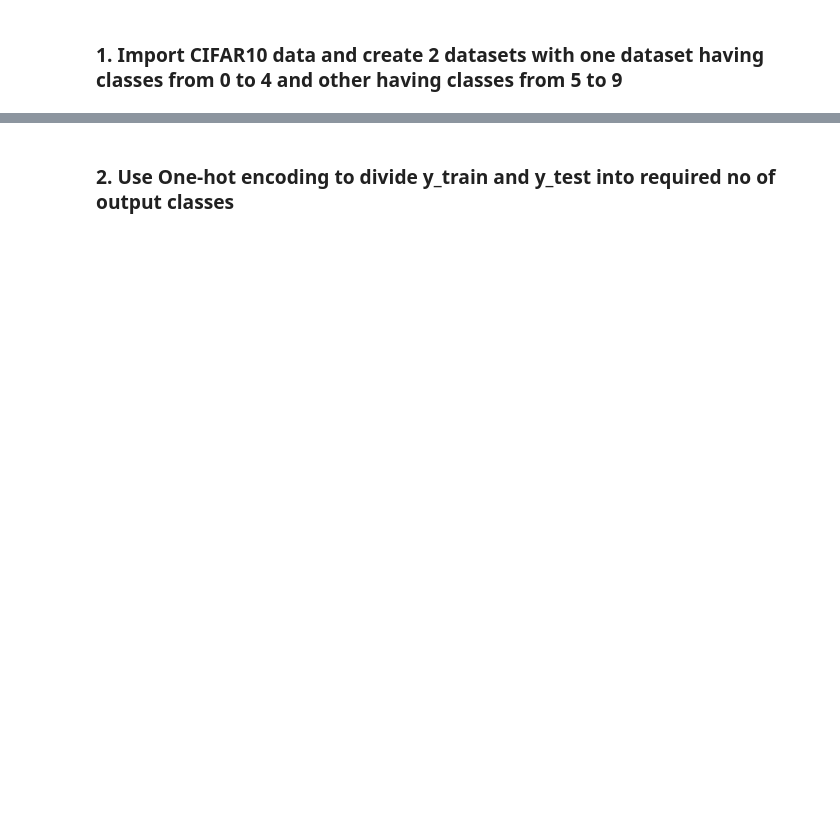
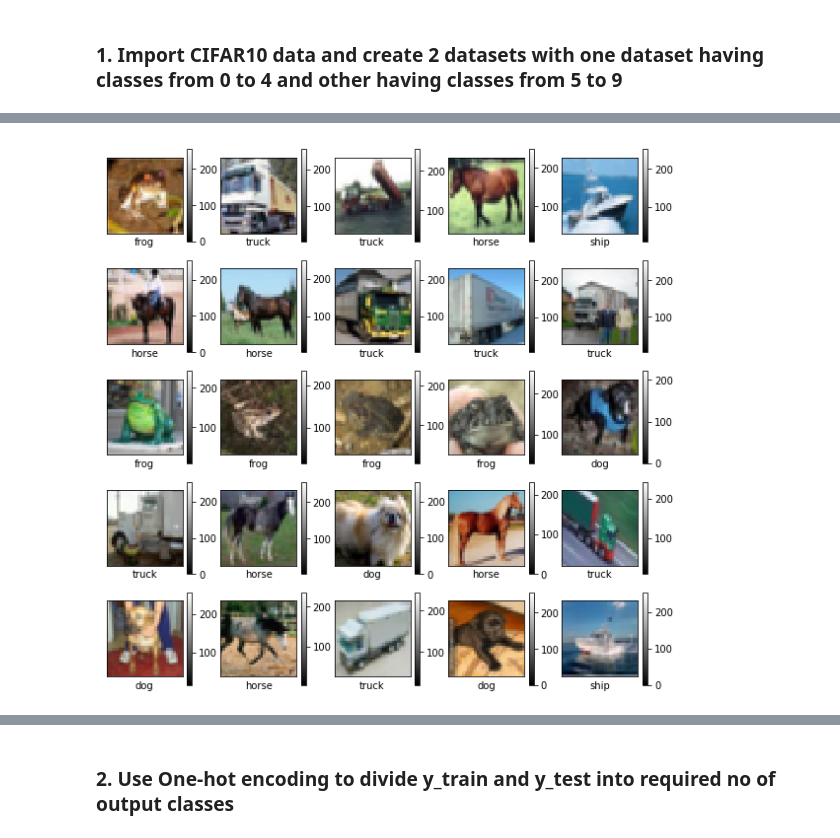
Before and after one commit to GreatLearningAIML1/bangalore-feb-batch-anshumankmr297, a Jupyter notebook: CIFAR External Lab/R8_External_Lab_Questions_CIFAR10_Transfer_Learning_TFIDF_Text_Classification.ipynb, the cells around one changed output, grey strips where cells are left out. Saved outputs shown, nothing was run; the diff lists cells and outputs as text; code cells hidden in the pictures; blank space fills up the shorter version.

```diff
--- a/CIFAR External Lab/R8_External_Lab_Questions_CIFAR10_Transfer_Learning_TFIDF_Text_Classification.ipynb
+++ b/CIFAR External Lab/R8_External_Lab_Questions_CIFAR10_Transfer_Learning_TFIDF_Text_Classification.ipynb
@@ -58,0 +87,5 @@ for ix in range(y_test.shape[0]):
+# %%
+train_images_5_9 = np.array([train_images[i] for i, x in enumerate(train_labels.tolist()) if x[0] >= 5])
+test_images_5_9 = np.array([test_images[i] for i, x in enumerate(test_labels.tolist()) if x[0] >= 5])
+train_labels_5_9 = np.array([train_labels[i] for i, x in enumerate(train_labels.tolist()) if x[0] >= 5])
+test_labels_5_9 = np.array([test_labels[i] for i, x in enumerate(test_labels.tolist()) if x[0] >= 5])
@@ -58,0 +102,4 @@ for ix in range(y_test.shape[0]):
+# %%
+plot_images((train_images_5_9, train_labels_5_9),5) #Including only truck, ship, horse, frog, dog
+# %% [output]
+[figure, added]
```
Also changed, not shown: parts of 51 cells of this notebook.
